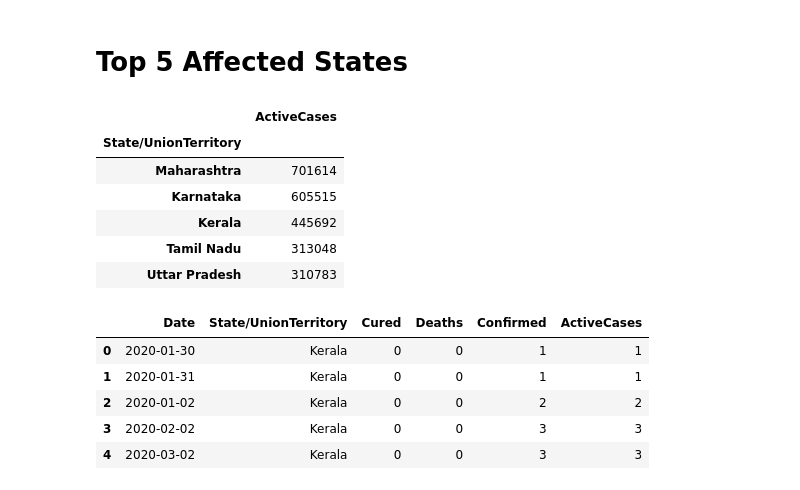
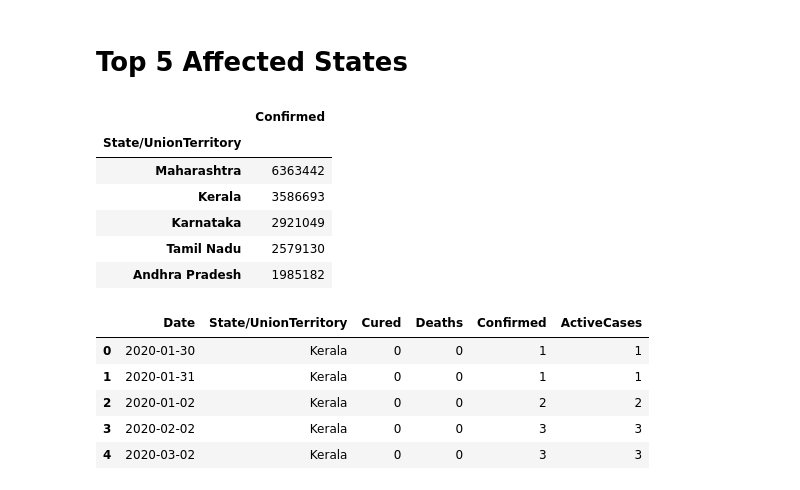
Before and after one commit to pujadeviM/Global._Covid19._-Analysis, a Jupyter notebook: Covid_India.ipynb, the cells around one changed output. Cells and saved outputs as stored; diff of their text form; code cells hidden in the pictures.

```diff
--- a/Covid_India.ipynb
+++ b/Covid_India.ipynb
@@ -168,14 +202,14 @@ Text(0.5, 1.0, 'Top 10 States with highest Death')
 # %% [markdown]
 # Top 5 Affected States
 # %%
-top5=df_covid.groupby('State/UnionTerritory').max() [['ActiveCases']].nlargest(5,'ActiveCases')
+top5=df_covid.groupby('State/UnionTerritory').max() [['Confirmed']].nlargest(5,'Confirmed')
 top5
 # %% [output]
-|  | ActiveCases |
+|  | Confirmed |
 | State/UnionTerritory |  |
-| Maharashtra | 701614 |
-| Karnataka | 605515 |
-| Kerala | 445692 |
-| Tamil Nadu | 313048 |
-| Uttar Pradesh | 310783 |
+| Maharashtra | 6363442 |
+| Kerala | 3586693 |
+| Karnataka | 2921049 |
+| Tamil Nadu | 2579130 |
+| Andhra Pradesh | 1985182 |
 # %%
```
Also changed, not shown: parts of 9 cells of this notebook.
